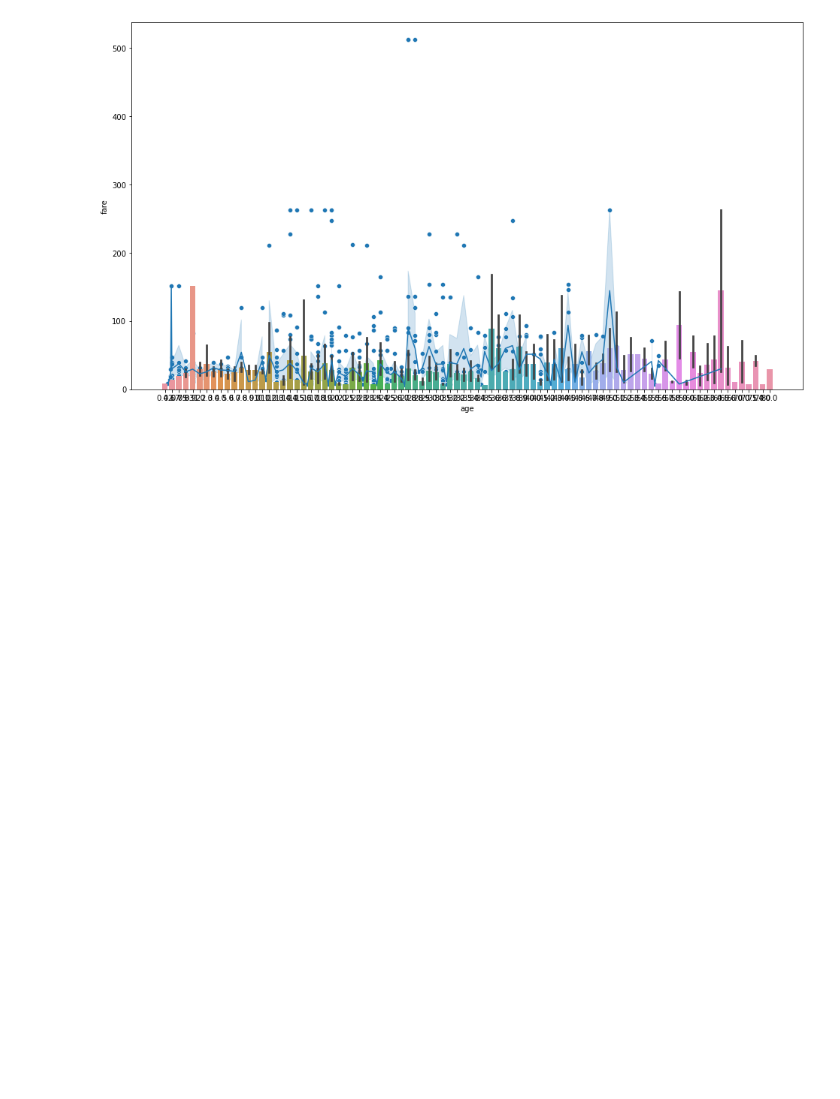
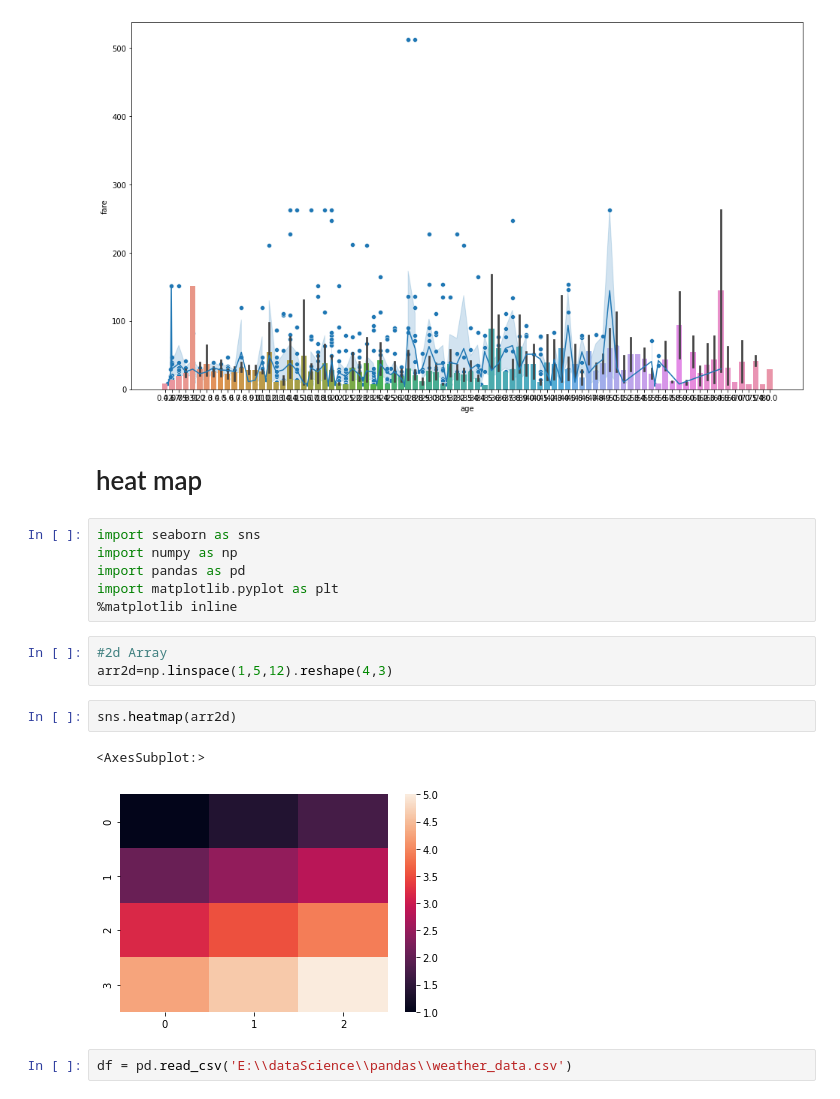
Before and after one commit to MalikHUR639/seaborn_exercise, a Jupyter notebook: Seaborn.ipynb, the cells around one changed output. Saved outputs shown, nothing was run; the diff lists cells and outputs as text; blank space fills up the shorter version.

```diff
--- a/Seaborn.ipynb
+++ b/Seaborn.ipynb
@@ -170,3 +172,21 @@ sns.scatterplot(x=titanic.age,y=titanic.fare,data=titanic)
 # %% [output]
 <AxesSubplot:xlabel='age', ylabel='fare'>
 [figure]
+# %% [markdown]
+# heat map
+# %%
+import seaborn as sns
+import numpy as np
+import pandas as pd
+import matplotlib.pyplot as plt
+%matplotlib inline
+# %%
+#2d Array
+arr2d=np.linspace(1,5,12).reshape(4,3)
+# %%
+sns.heatmap(arr2d)
+# %% [output]
+<AxesSubplot:>
+[figure, added]
+# %%
+df = pd.read_csv('E:\\dataScience\\pandas\\weather_data.csv')
```
Also changed, not shown: parts of 15 cells of this notebook.
